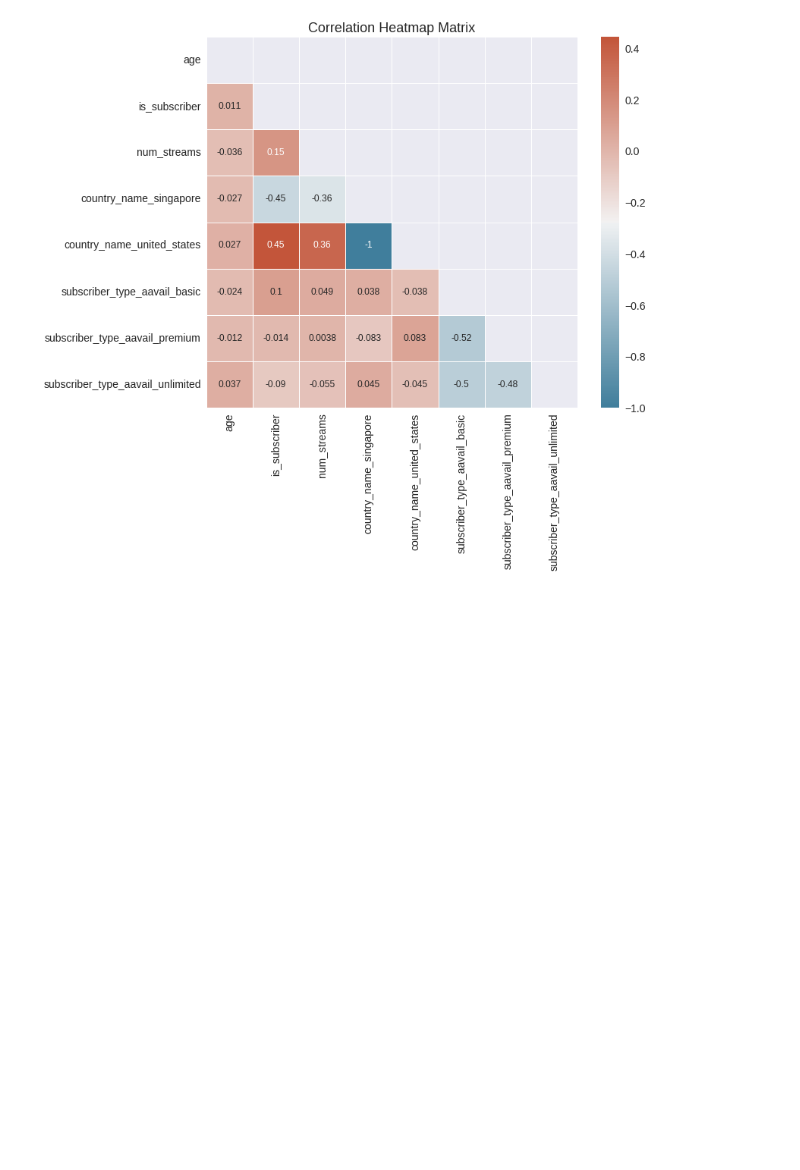
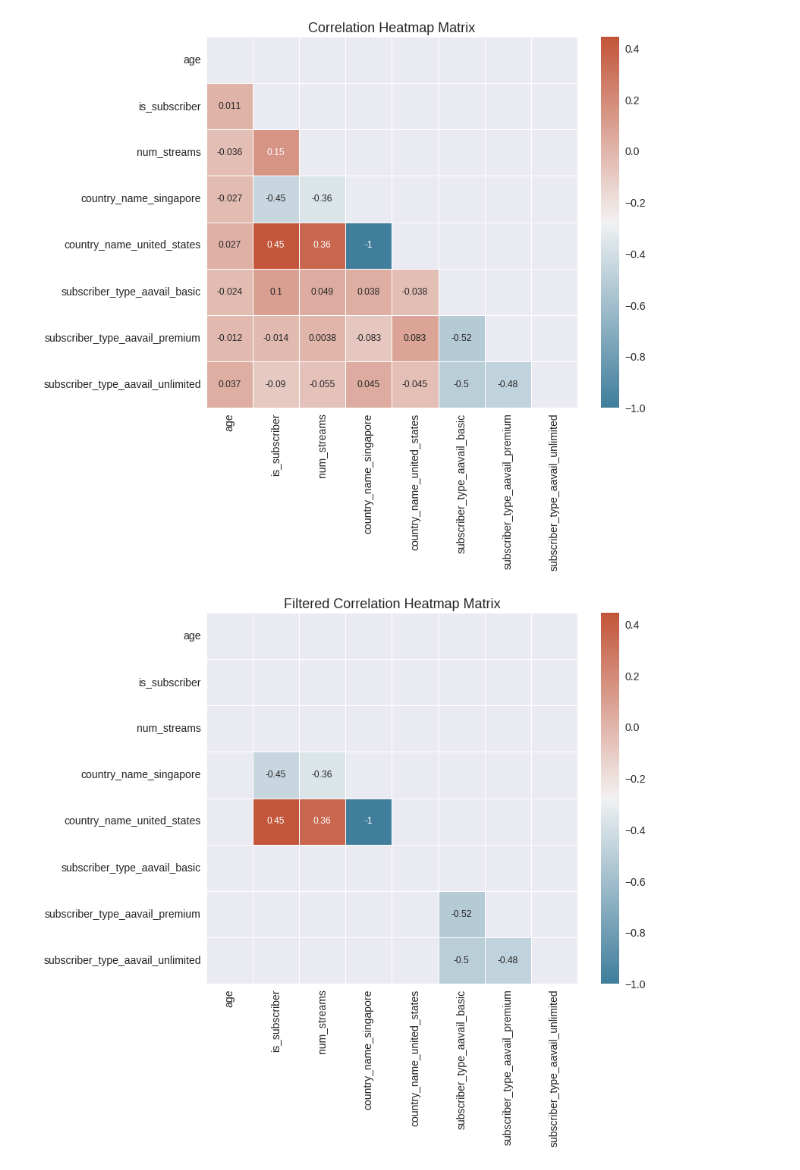
Before and after one commit to momchilantonov/Coursera-AIWorkflow_DataAnalysis_HypothesisTesting-IBM, a Jupyter notebook: Practice Peer-graded Assignment/notebooks/Visualization and Imputation.ipynb, the cells around one changed output. Saved outputs shown, nothing was run; the diff lists cells and outputs as text; code cells hidden in the pictures; blank space fills up the shorter version.

```diff
--- a/Practice Peer-graded Assignment/notebooks/Visualization and Imputation.ipynb
+++ b/Practice Peer-graded Assignment/notebooks/Visualization and Imputation.ipynb
@@ -570,0 +553,17 @@ plt.show()
+# %%
+# plot filtered corr heatmap matrix (pos corr >= 0.35, neg corr <= -0.35)
+
+filtered_corr = corr[((corr >= .35) | (corr <= -.35)) & (corr != 1.000)]
+f, ax = plt.subplots(figsize=(11, 9))
+sns.heatmap(
+    data=filtered_corr,
+    mask=mask,
+    annot=True,
+    cmap=cmap,
+    square=True,
+    linewidths=.5,
+)
+plt.title('Filtered Correlation Heatmap Matrix')
+plt.show()
+# %% [output]
+[figure, added]
```
Also changed, not shown: parts of 18 cells of this notebook.
